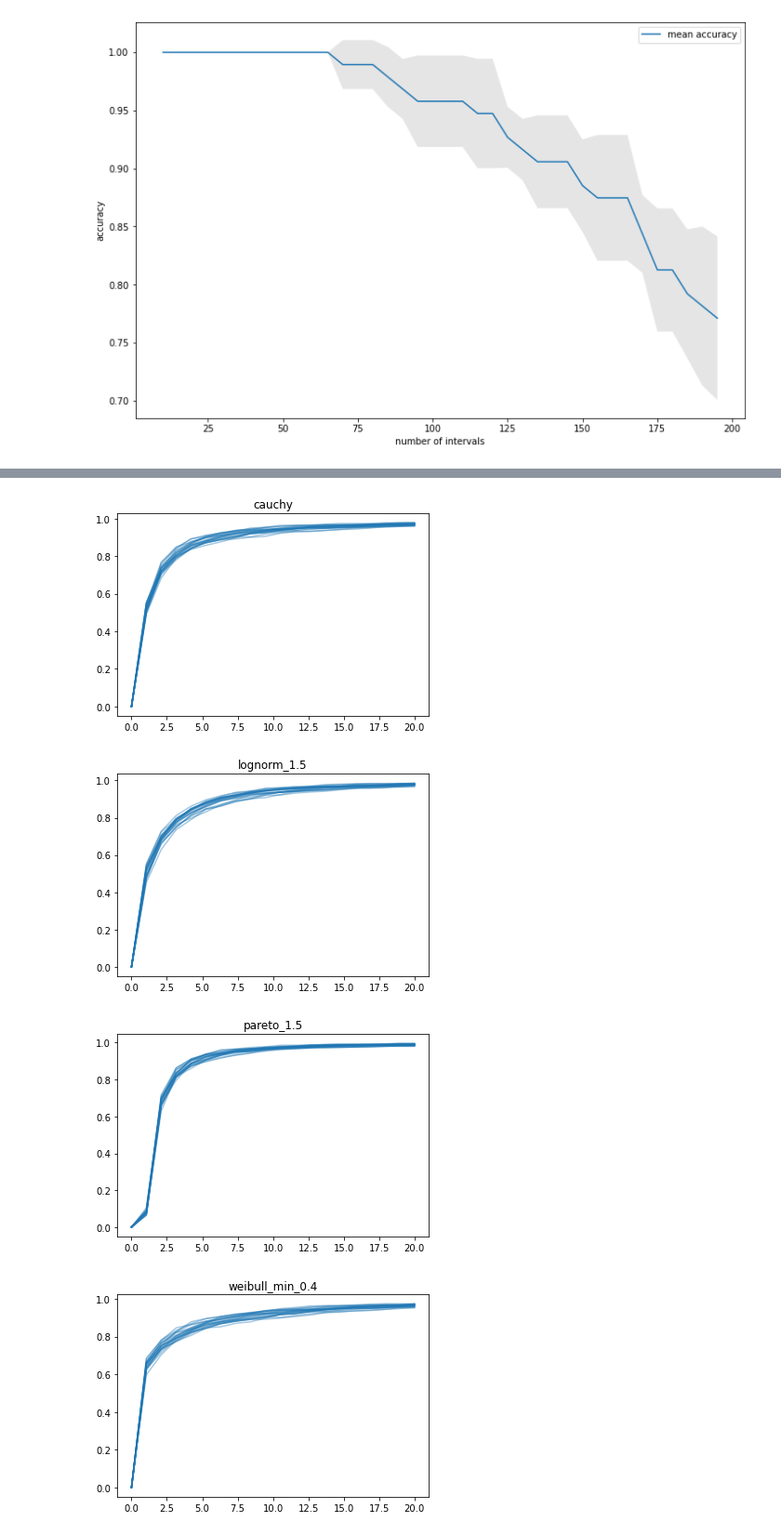
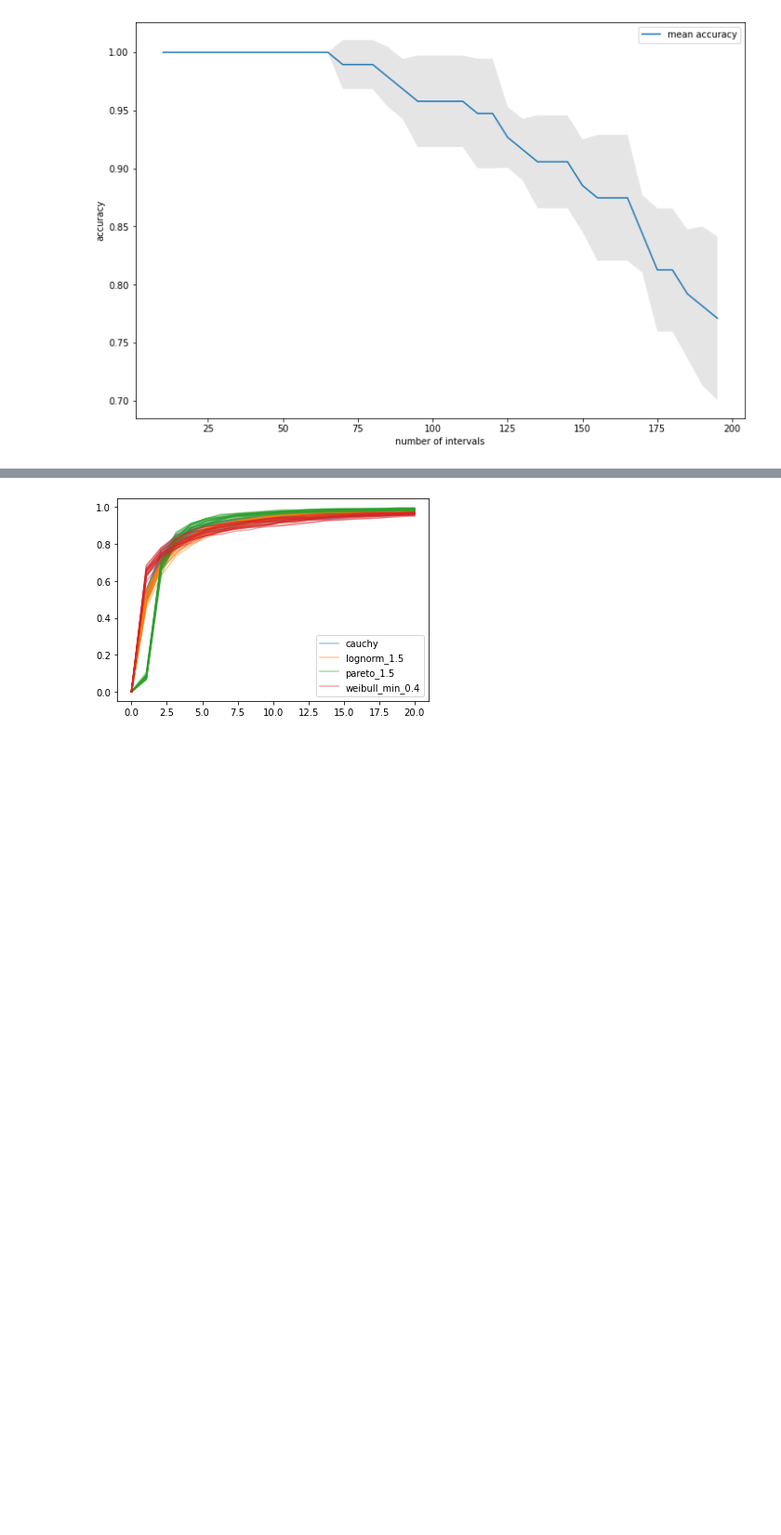
Before and after one commit to sheilafarrahi/thesis, a Jupyter notebook: empirical_districution_function.ipynb, the cells around one changed output, grey strips where cells are left out. Shown at 93% size. Saved outputs shown, nothing was run; the diff lists cells and outputs as text; code cells hidden in the pictures; blank space fills up the shorter version.

```diff
--- a/empirical_districution_function.ipynb
+++ b/empirical_districution_function.ipynb
@@ -25,3 +25,5 @@ importlib.reload(cm)
 # set configurations for number of samples
 sample_size = 500
 nr_sample = 20
+x_b = np.linspace(0,1,20)
+x_h = np.linspace(0,20,20)
@@ -93,3 +86,4 @@ plt.legend();
 # %%
-longtail_dists = dm.get_longtail_distribution()
-longtail_dists
+heavytail_dists = dm.get_heavytail_distribution()
+heavytail_samples = dm.get_samples(heavytail_dists, nr_sample, sample_size)
+#dm.plot_histograms_of_samples(heavytail_samples)
@@ -101,6 +90,5 @@ longtail_dists
 # %%
-x = np.linspace(0,20,20)
-edf_df = dem.get_edf(longtail_dists, nr_sample, sample_size, x)
-edf_df.head()
+edf_df = dem.get_edf(heavytail_samples, x_h)
+edf_df.head(3)
 # %% [output]
 |  | 0 | 1 | 2 | 3 | 4 | 5 | 6 | 7 | 8 | 9 | ... | ... |
@@ -113,10 +99,7 @@ edf_df.head()
 # %%
-dem.get_edf_plot(longtail_dists, edf_df, nr_sample, sample_size, x)
+dem.get_edf_plot(edf_df, x_h)
 # %% [output]
-[figure, old version]
+[figure, new version]
-[figure, removed]
-[figure, removed]
-[figure, removed]
 # %%
 test_size = 0.2
 cv = 5
```
Also changed, not shown: parts of 10 cells of this notebook, 5 other files.
